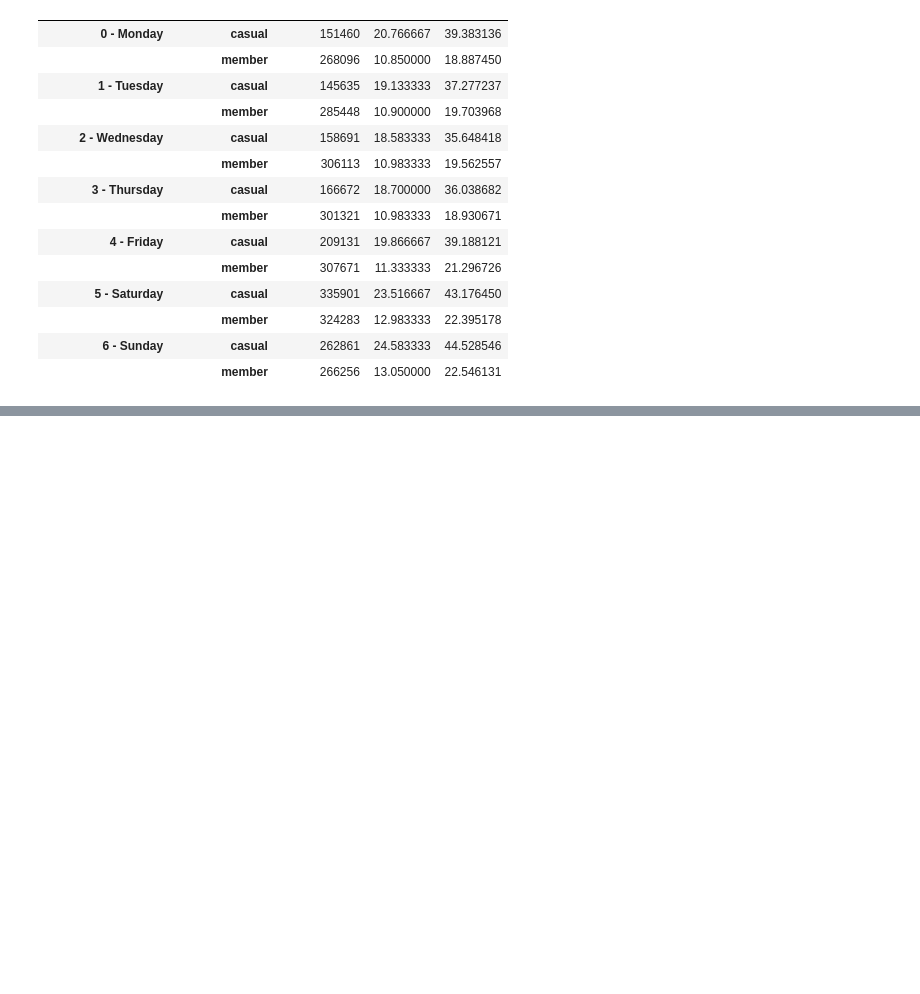
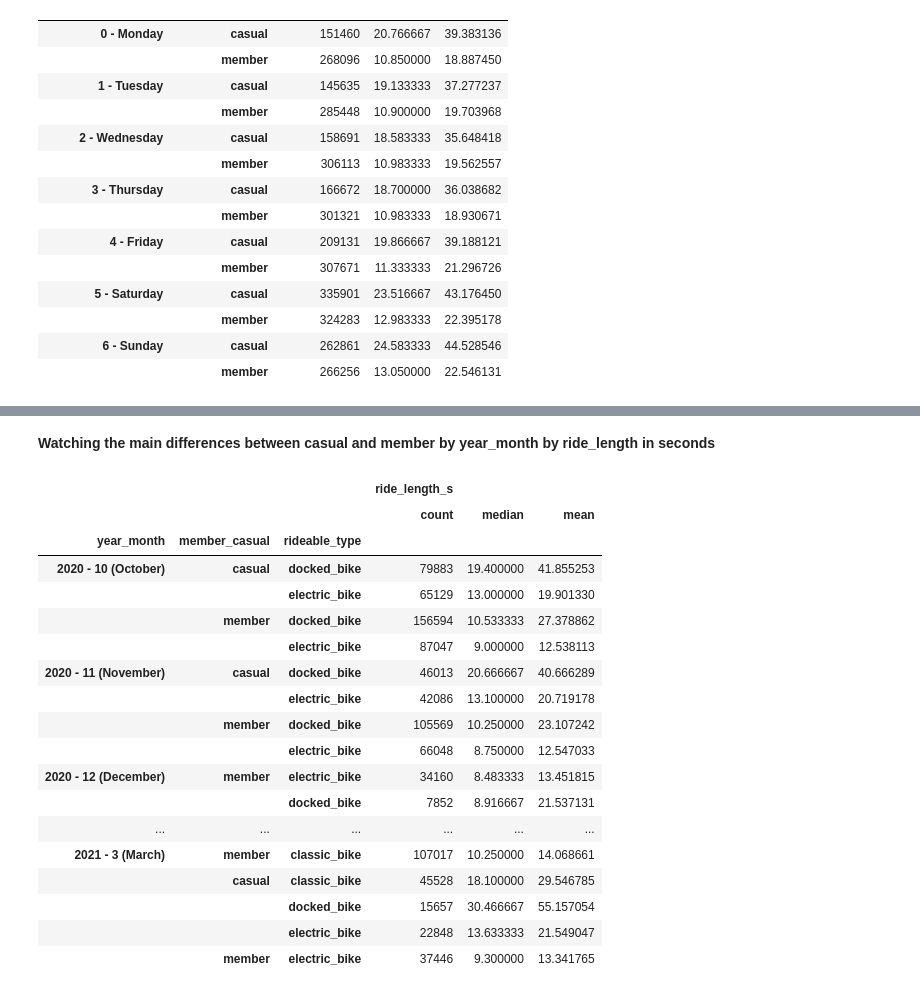
Before and after one commit to Ladislau2020/2021, a Jupyter notebook: fork-of-capstone-project-from-google.ipynb, the cells around one changed output, grey strips where cells are left out. Drawn from its saved outputs; the diff is of its cells as text; code cells hidden in the pictures; blank space fills up the shorter version.

```diff
--- a/fork-of-capstone-project-from-google.ipynb
+++ b/fork-of-capstone-project-from-google.ipynb
@@ -922,0 +986,26 @@ tripdataV2.groupby(["dayofweek_weekday", "member_casual"]).aggregate({"ride_leng
+# %% [markdown]
+**Watching the main differences between casual and member by year_month by ride_length in seconds**
+# %%
+
+
+tripdataV2.groupby(["year_month", "member_casual", "rideable_type"]).aggregate({"ride_length_s":['count', 'median', "mean"]}).sort_values("year_month")
+# %% [output]
+|  |  |  | ride_length_s |  |  |
+|  |  |  | count | median | mean |
+| year_month | member_casual | rideable_type |  |  |  |
+| 2020 - 10 (October) | casual | docked_bike | 79883 | 19.400000 | 41.855253 |
+|  |  | electric_bike | 65129 | 13.000000 | 19.901330 |
+|  | member | docked_bike | 156594 | 10.533333 | 27.378862 |
+|  |  | electric_bike | 87047 | 9.000000 | 12.538113 |
+| 2020 - 11 (November) | casual | docked_bike | 46013 | 20.666667 | 40.666289 |
+|  |  | electric_bike | 42086 | 13.100000 | 20.719178 |
+|  | member | docked_bike | 105569 | 10.250000 | 23.107242 |
+|  |  | electric_bike | 66048 | 8.750000 | 12.547033 |
+| 2020 - 12 (December) | member | electric_bike | 34160 | 8.483333 | 13.451815 |
+|  |  | docked_bike | 7852 | 8.916667 | 21.537131 |
+| ... | ... | ... | ... | ... | ... |
+| 2021 - 3 (March) | member | classic_bike | 107017 | 10.250000 | 14.068661 |
+|  | casual | classic_bike | 45528 | 18.100000 | 29.546785 |
+|  |  | docked_bike | 15657 | 30.466667 | 55.157054 |
+|  |  | electric_bike | 22848 | 13.633333 | 21.549047 |
+|  | member | electric_bike | 37446 | 9.300000 | 13.341765 |
```
Also changed, not shown: parts of 10 cells of this notebook.
